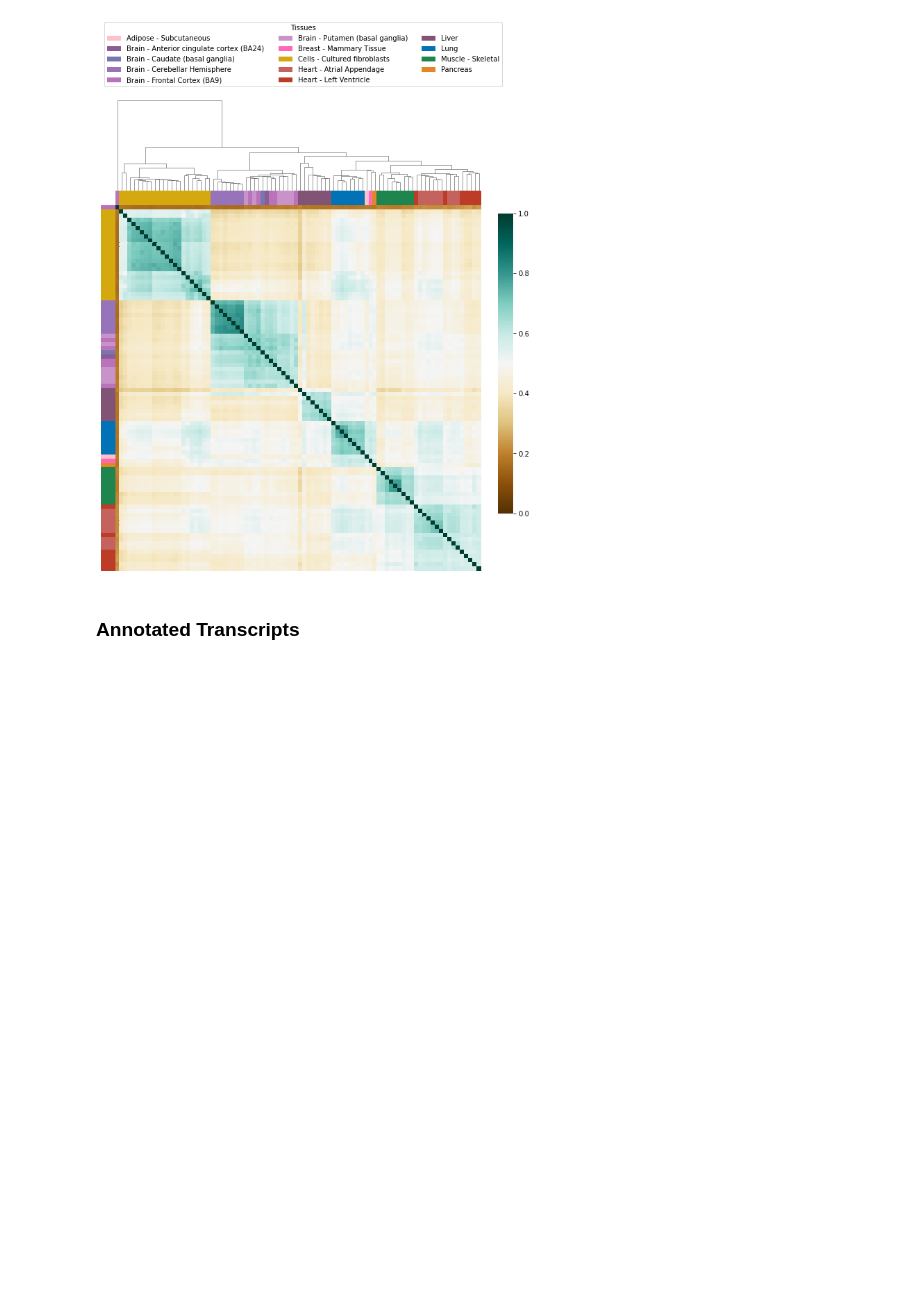
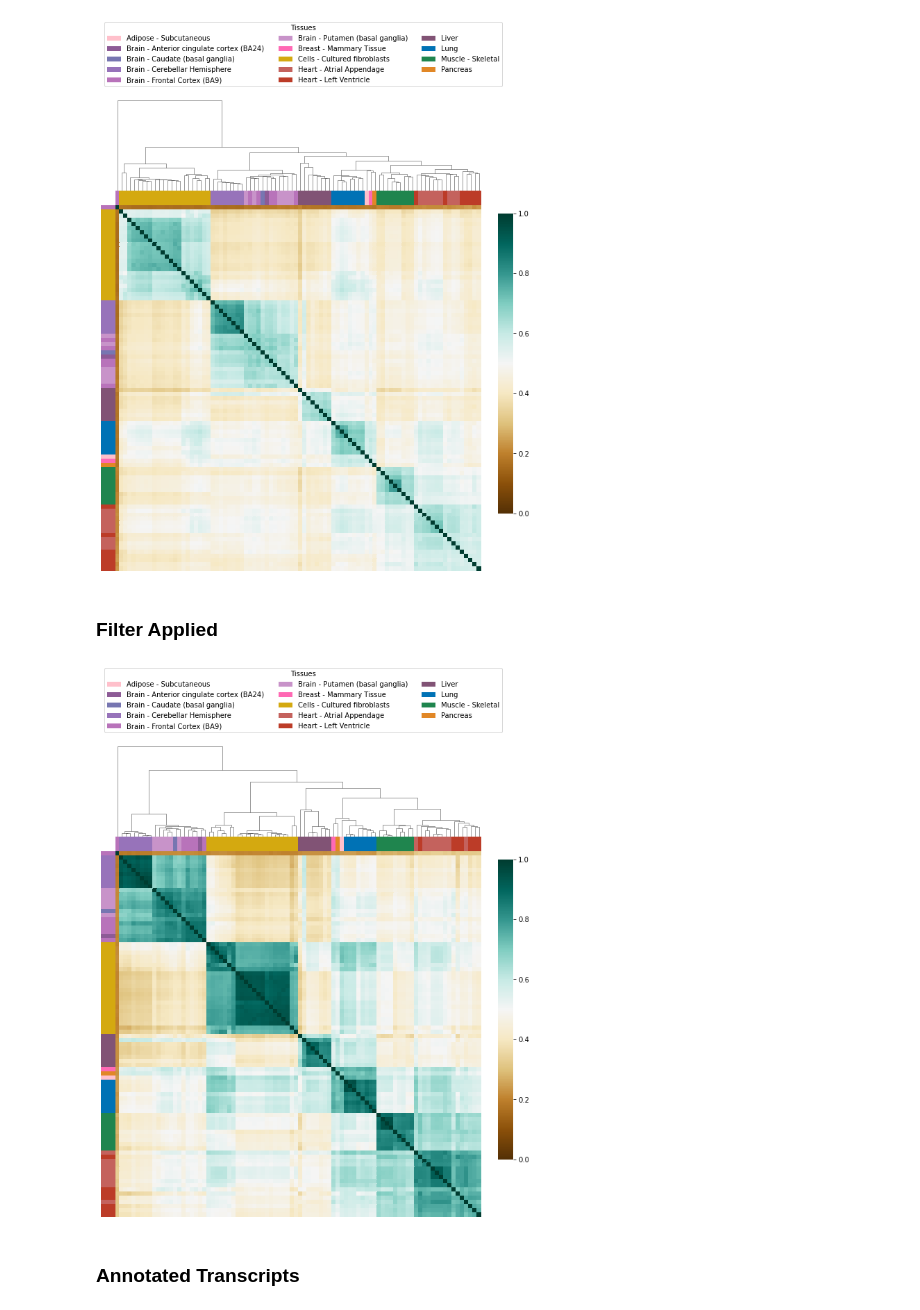
Before and after one commit to MingyiXia9717/gtex_v9_data_analysis, a Jupyter notebook: FLAIR/flair_gtex_database_results_analysis_part3.ipynb, the cells around one changed output. Saved outputs shown, nothing was run; the diff lists cells and outputs as text; code cells hidden in the pictures; blank space fills up the shorter version.

```diff
--- a/FLAIR/flair_gtex_database_results_analysis_part3.ipynb
+++ b/FLAIR/flair_gtex_database_results_analysis_part3.ipynb
@@ -222,5 +306,11 @@ def hierarchial_clustering_heatmap(df):
 hierarchial_clustering_heatmap(novel_transcript_express_tissue_clean)
 # %% [output]
 [figure]
+# %% [markdown]
+### Filter Applied
+# %%
+hierarchial_clustering_heatmap(novel_transcript_express_tissue_clean_filtered)
+# %% [output]
+[figure, added]
 # %% [markdown]
 ### Annotated Transcripts
```
Also changed, not shown: parts of 26 cells of this notebook.
